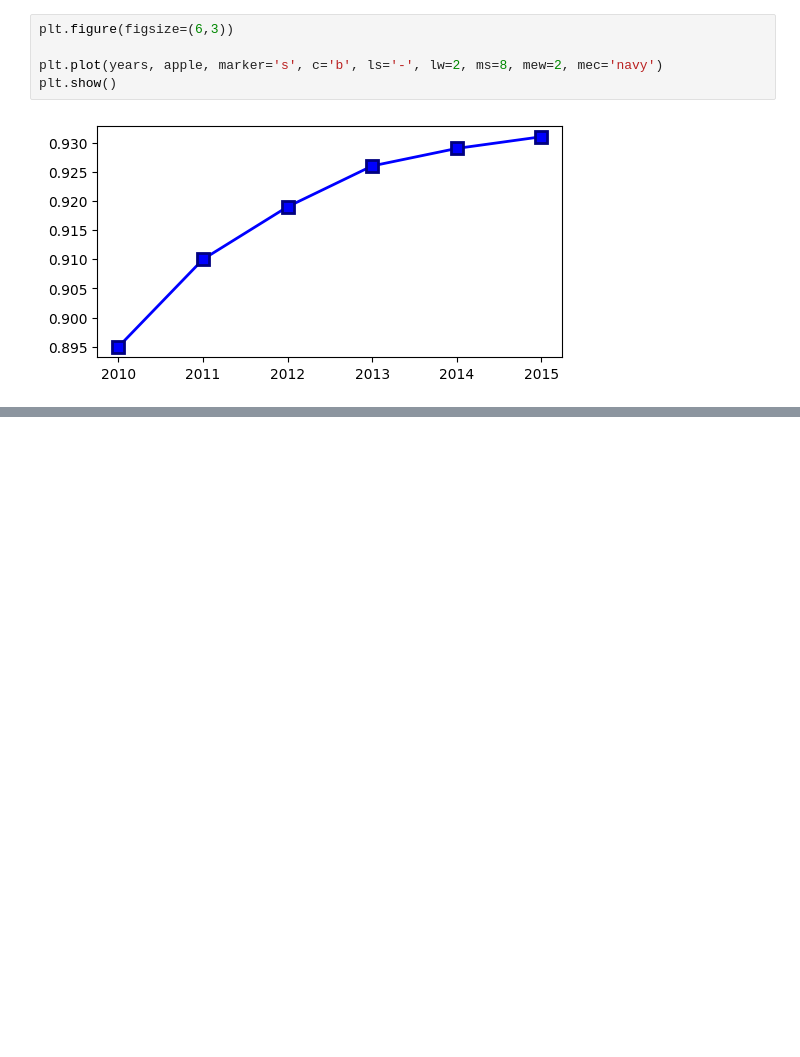
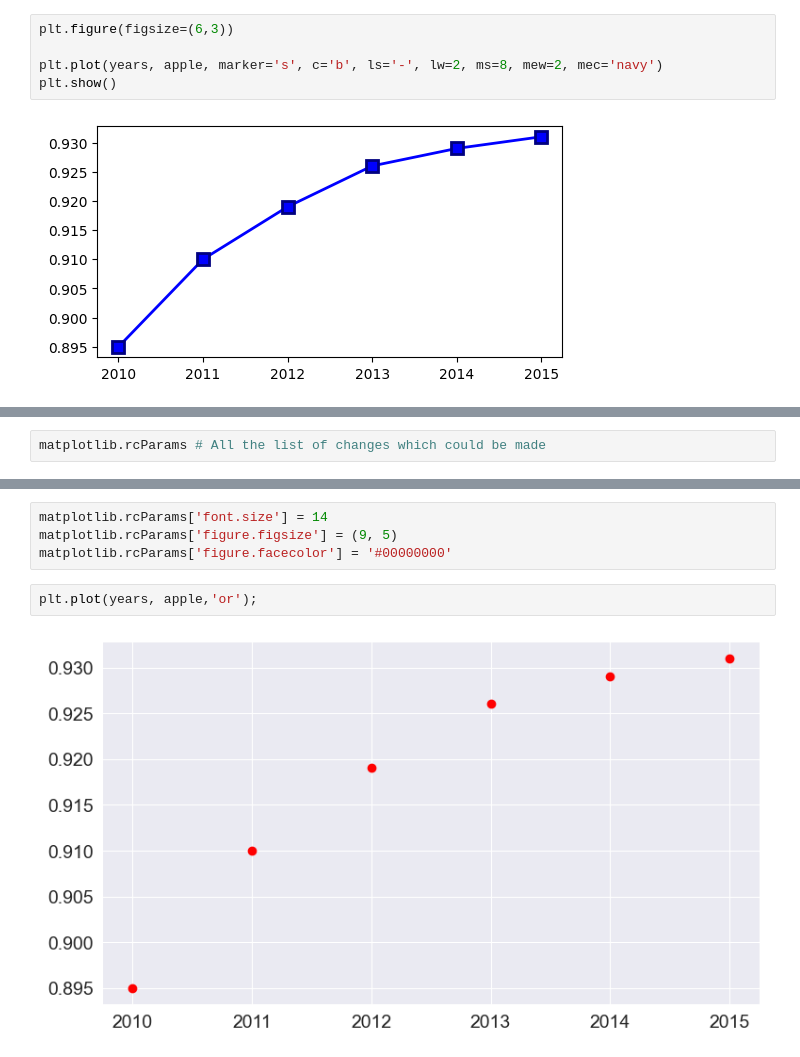
Before and after one commit to piyush-verma020/Data-Analysis, a Jupyter notebook: matplotlib_seaborn_(notes).ipynb, the cells around one changed output, grey strips where cells are left out. Saved outputs shown, nothing was run; the diff lists cells and outputs as text; blank space fills up the shorter version.

```diff
--- a/matplotlib_seaborn_(notes).ipynb
+++ b/matplotlib_seaborn_(notes).ipynb
@@ -207,0 +257,2 @@ plt.show()
+# %%
+matplotlib.rcParams # All the list of changes which could be made
@@ -207,0 +277,8 @@ plt.show()
+# %%
+matplotlib.rcParams['font.size'] = 14
+matplotlib.rcParams['figure.figsize'] = (9, 5)
+matplotlib.rcParams['figure.facecolor'] = '#00000000'
+# %%
+plt.plot(years, apple,'or');
+# %% [output]
+[figure, added]
```
Also changed, not shown: parts of 30 cells of this notebook.
